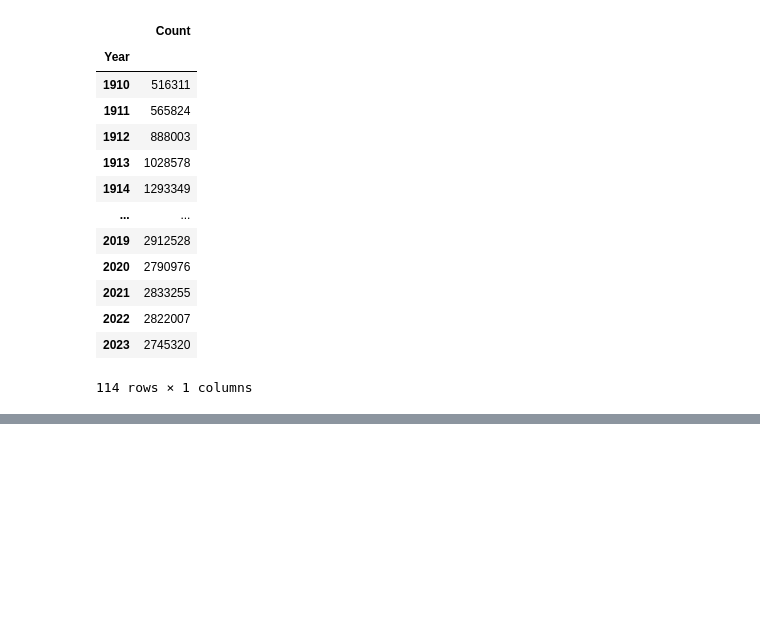
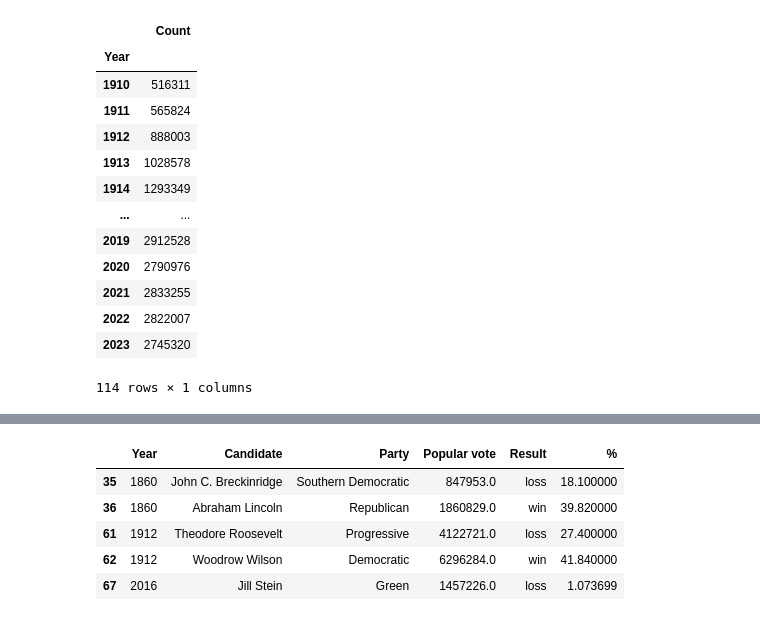
Before and after one commit to AndrewHung87/PandaPractice, a Jupyter notebook: Pandas_III.ipynb, the cells around one changed output, grey strips where cells are left out. Saved outputs shown, nothing was run; the diff lists cells and outputs as text; code cells hidden in the pictures; blank space fills up the shorter version.

```diff
--- a/Pandas_III.ipynb
+++ b/Pandas_III.ipynb
@@ -27,0 +91,9 @@ babynames[["Year", "Count"]].groupby("Year").agg(sum)
+# %%
+elections.groupby("Year").filter(lambda sf: sf["%"].max() < 45)
+# %% [output]
+|  | Year | Candidate | Party | Popular vote | Result | % |
+| 35 | 1860 | John C. Breckinridge | Southern Democratic | 847953.0 | loss | 18.100000 |
+| 36 | 1860 | Abraham Lincoln | Republican | 1860829.0 | win | 39.820000 |
+| 61 | 1912 | Theodore Roosevelt | Progressive | 4122721.0 | loss | 27.400000 |
+| 62 | 1912 | Woodrow Wilson | Democratic | 6296284.0 | win | 41.840000 |
+| 67 | 2016 | Jill Stein | Green | 1457226.0 | loss | 1.073699 |
```
Also changed, not shown: parts of 11 cells of this notebook.
